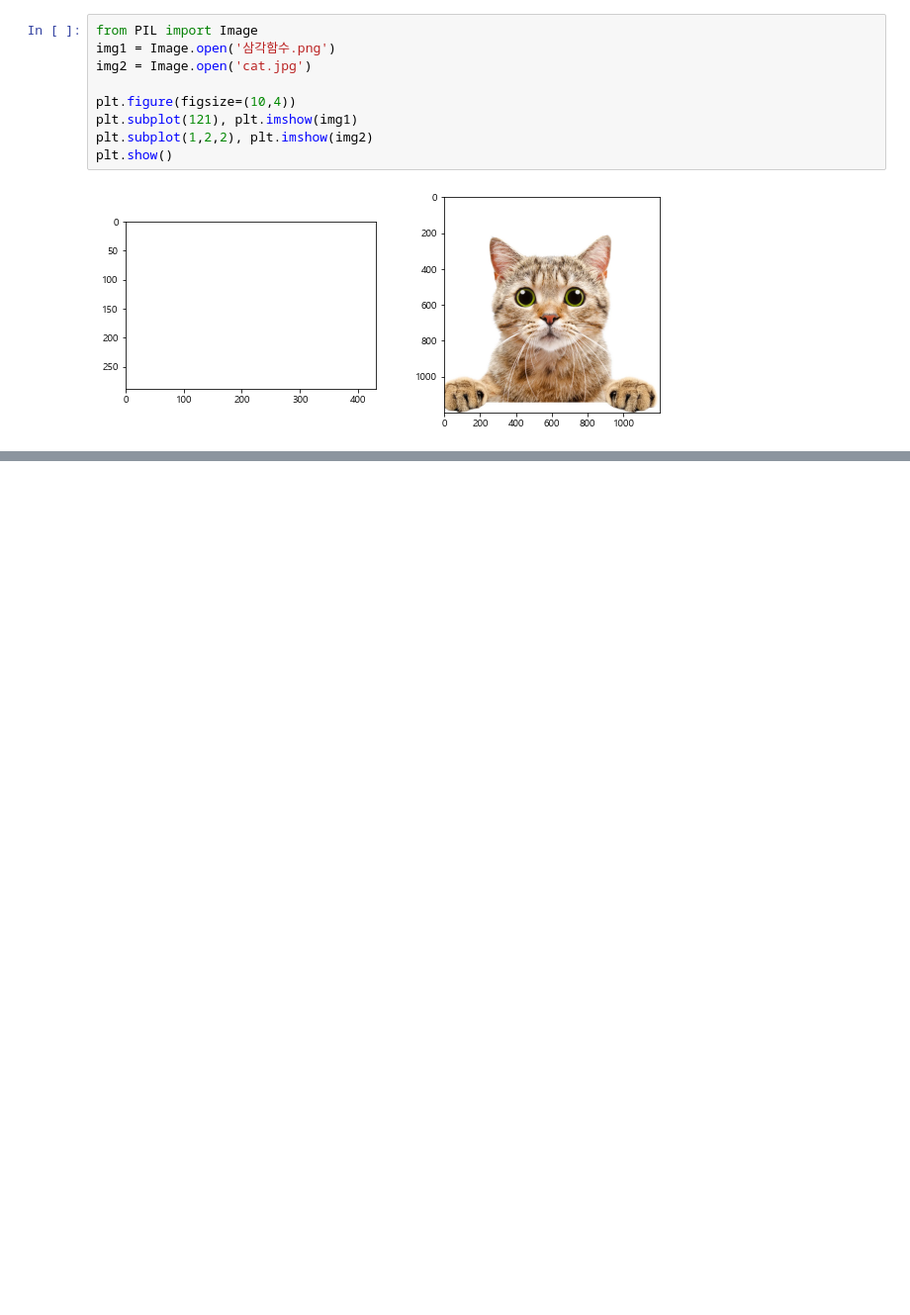
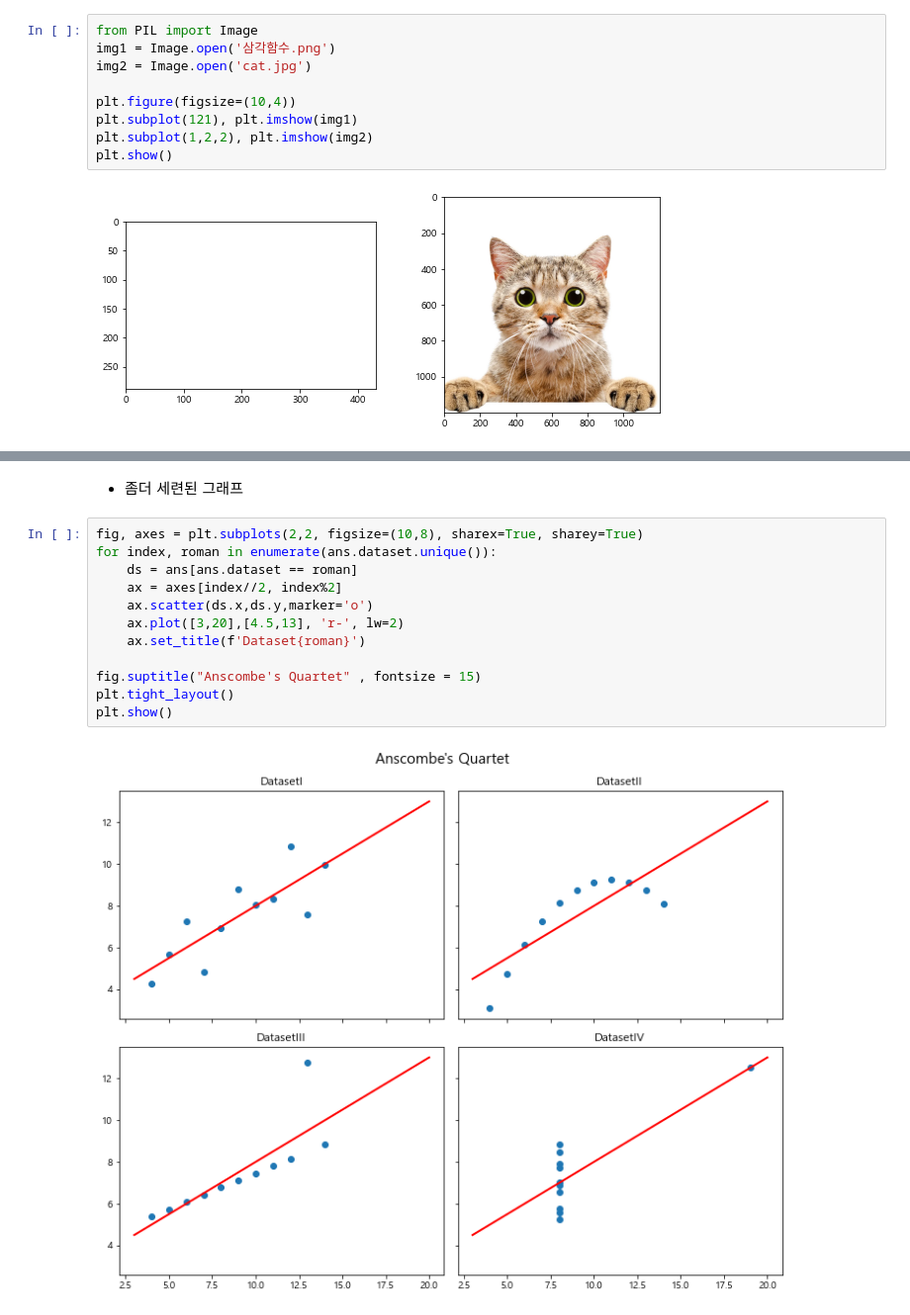
Before and after one commit to Gillreunt/DataAnalysis-Lecture-2022.04, a Jupyter notebook: 03.시각화/05.MultiPlot.ipynb, the cells around one changed output, grey strips where cells are left out. Shown at 99% size. Drawn from its saved outputs; the diff is of its cells as text; blank space fills up the shorter version.

```diff
--- a/03.시각화/05.MultiPlot.ipynb
+++ b/03.시각화/05.MultiPlot.ipynb
@@ -20,0 +86,16 @@ plt.show()
+# %% [markdown]
+- 좀더 세련된 그래프
+# %%
+fig, axes = plt.subplots(2,2, figsize=(10,8), sharex=True, sharey=True)
+for index, roman in enumerate(ans.dataset.unique()):
+    ds = ans[ans.dataset == roman]
+    ax = axes[index//2, index%2]
+    ax.scatter(ds.x,ds.y,marker='o')
+    ax.plot([3,20],[4.5,13], 'r-', lw=2)
+    ax.set_title(f'Dataset{roman}')
+
+fig.suptitle("Anscombe's Quartet" , fontsize = 15)
+plt.tight_layout()
+plt.show()
+# %% [output]
+[figure, added]
```
Also changed, not shown: parts of 7 cells of this notebook, 2 other files.
